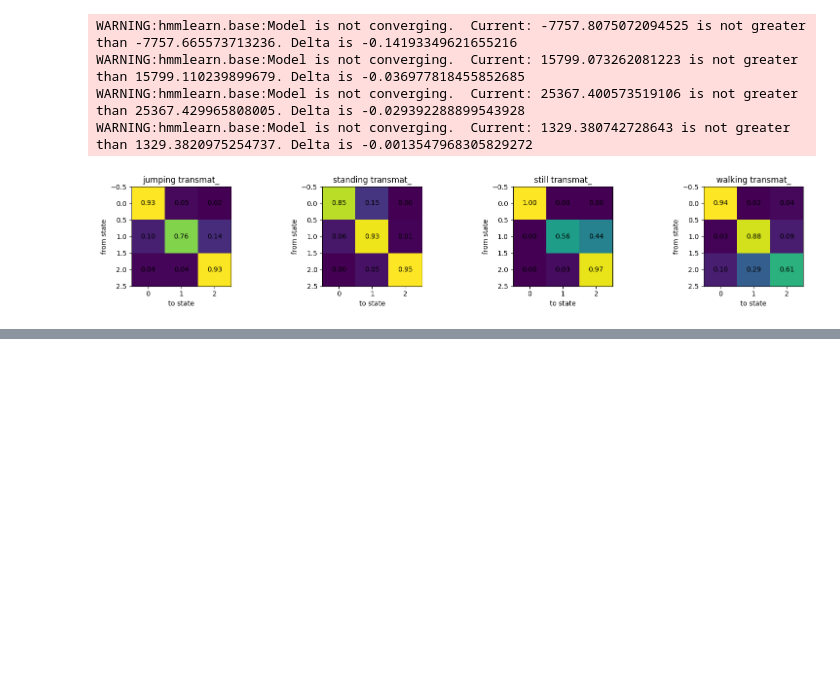
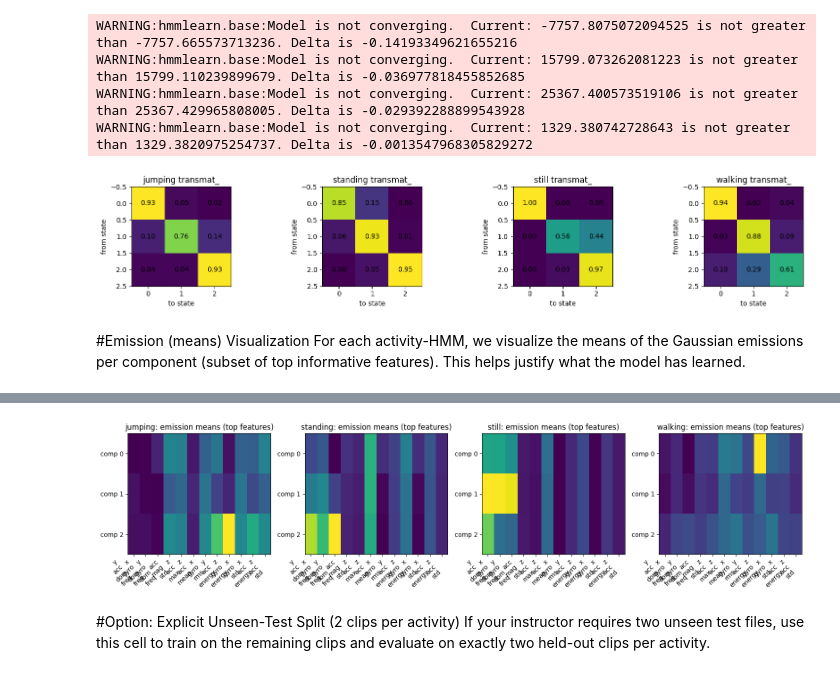
Before and after one commit to l-isaro/Formative-2---Hidden-Markov-Models, a Jupyter notebook: Notebook.ipynb, the cells around one changed output, grey strips where cells are left out. Saved outputs shown, nothing was run; the diff lists cells and outputs as text; code cells hidden in the pictures; blank space fills up the shorter version.

Commit message:
implementation and visualization

```diff
--- a/Notebook.ipynb
+++ b/Notebook.ipynb
@@ -683,3 +683,28 @@ WARNING:hmmlearn.base:Model is not converging.  Current: 15799.073262081223 is n
 WARNING:hmmlearn.base:Model is not converging.  Current: 25367.400573519106 is not greater than 25367.429965808005. Delta is -0.029392288899543928
 WARNING:hmmlearn.base:Model is not converging.  Current: 1329.380742728643 is not greater than 1329.3820975254737. Delta is -0.0013547968305829272
 [figure]
+# %% [markdown]
+#Emission (means) Visualization
+For each activity-HMM, we visualize the means of the Gaussian emissions per component (subset of top informative features). This helps justify what the model has learned.
+# %%
+# Train on all data (normalized) and show means heatmaps for top features
+scaler_all = fit_scaler(features, FEATURE_COLUMNS)
+features_n = apply_scaler(features, scaler_all, FEATURE_COLUMNS)
+models_all_n = train_hmms(features_n)
+
+# Select top 12 features by variance to display
+variances = features_n[FEATURE_COLUMNS].var().sort_values(ascending=False)
+top_feats = variances.head(12).index.tolist()
+
+ncol = len(activities)
+fig, axes = plt.subplots(1, ncol, figsize=(4*ncol, 4))
+if ncol == 1:
+    axes = [axes]
+for ax, a in zip(axes, activities):
+    means = models_all_n[a].means_[:, [FEATURE_COLUMNS.index(f) for f in top_feats]]
+    im = ax.imshow(means, aspect='auto', interpolation='nearest')
+    ax.set_title(f"{a}: emission means (top features)")
+    ax.set_yticks(range(means.shape[0])); ax.set_yticklabels([f"comp {i}" for i in range(means.shape[0])])
+    ax.set_xticks(range(len(top_feats))); ax.set_xticklabels([f.replace('_','\n') for f in top_feats], rotation=45, ha='right')
+plt.tight_layout(); plt.show()
+# %% [output]
@@ -685,0 +713,4 @@ WARNING:hmmlearn.base:Model is not converging.  Current: 1329.380742728643 is no
+[figure, added]
+# %% [markdown]
+#Option: Explicit Unseen-Test Split (2 clips per activity)
+If your instructor requires two unseen test files, use this cell to train on the remaining clips and evaluate on exactly two held-out clips per activity.
```
Also changed, not shown: parts of 4 cells of this notebook.
